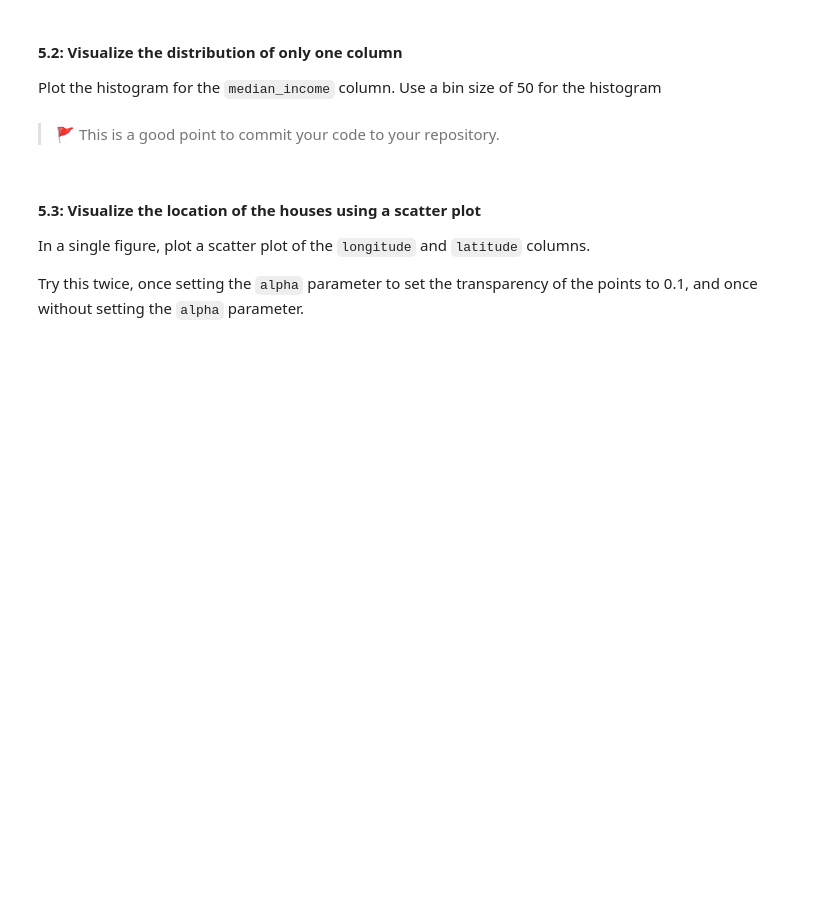
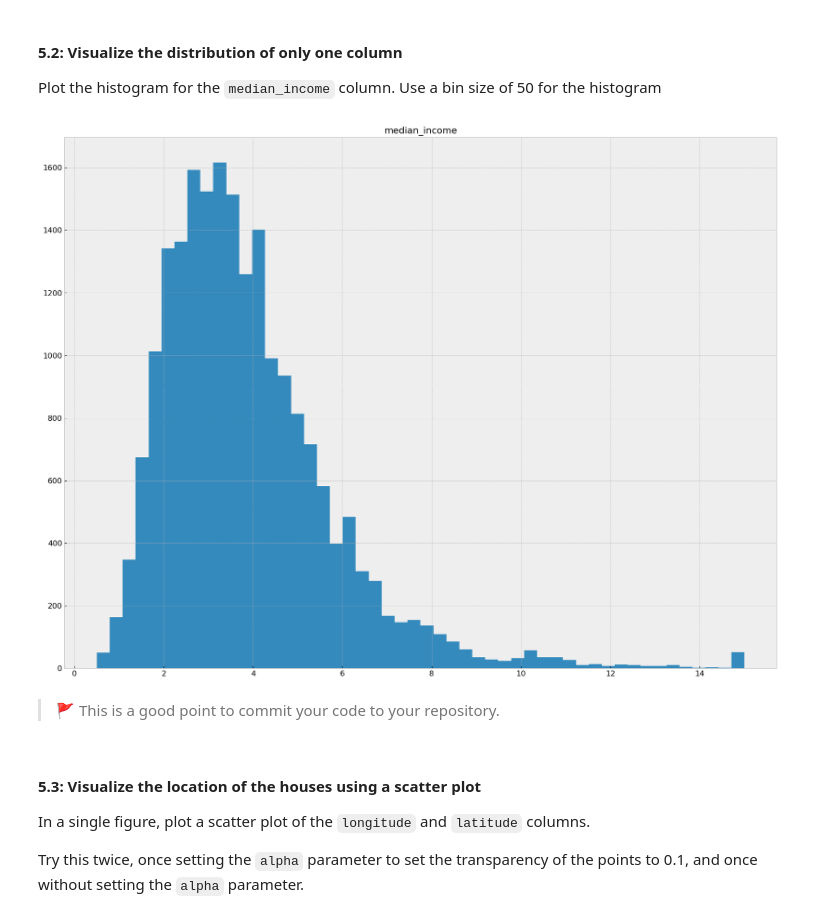
Before and after one commit to IT4063-Spring2025/eda-assignment-JMcw513, a Jupyter notebook: notebook.ipynb, the cells around one changed output. Cells and saved outputs as stored; diff of their text form; code cells hidden in the pictures; blank space fills up the shorter version.

```diff
--- a/notebook.ipynb
+++ b/notebook.ipynb
@@ -194,7 +199,11 @@ In a single figure, plot the histograms for all the numerical columns. Use a bin
 #### 5.2: Visualize the distribution of only one column
 Plot the histogram for the `median_income` column. Use a bin size of 50 for the histogram
 # %%
-# 💻 plot a histogram of only the median_income
+# 💻 plot a histogram of only the median_income)
+x = df.hist(column= 'median_income', bins=50, figsize=(20,15))
+plt.show(x)
+# %% [output]
+[figure, added]
 # %% [markdown]
 > 🚩 This is a good point to commit your code to your repository.
 # %% [markdown]
```
Also changed, not shown: parts of 1 cell of this notebook.
